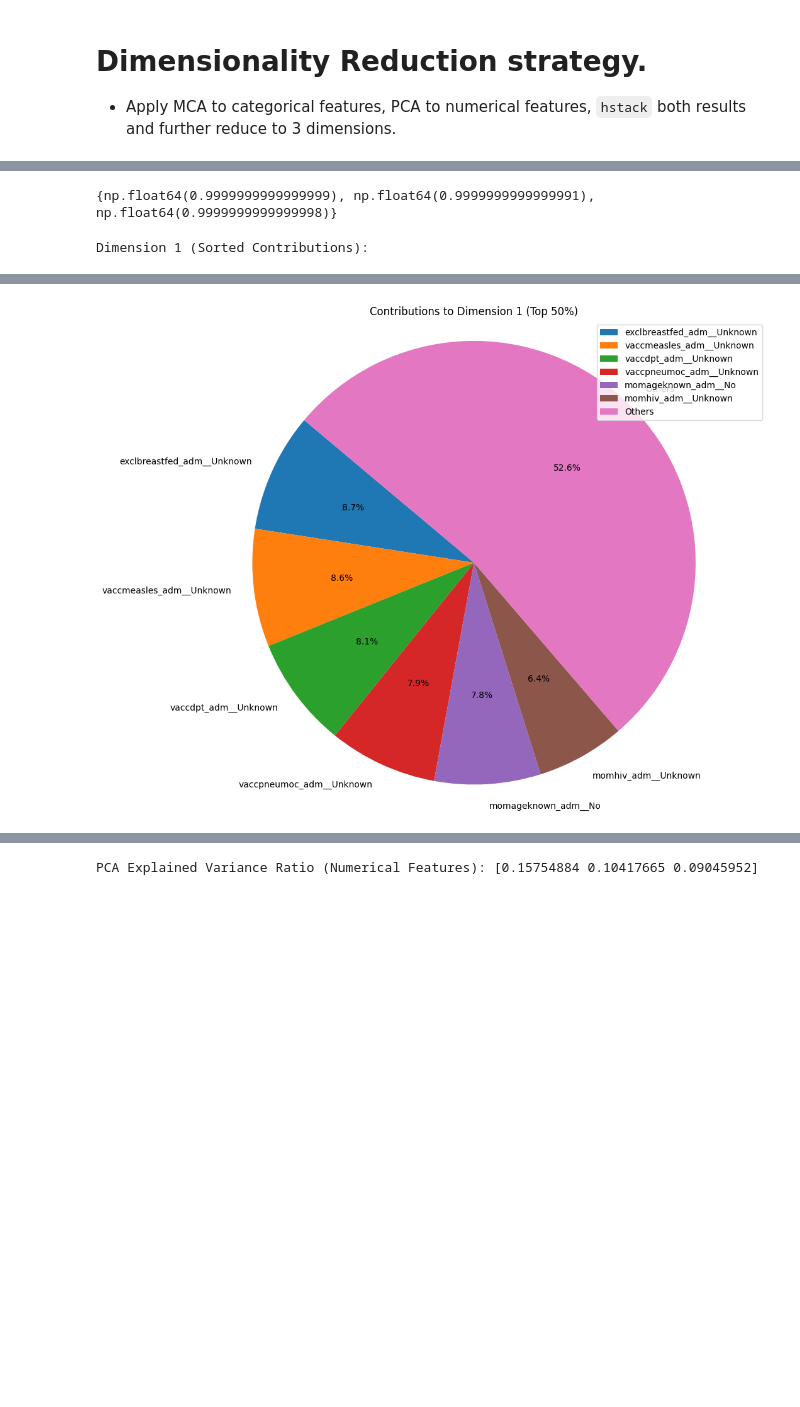
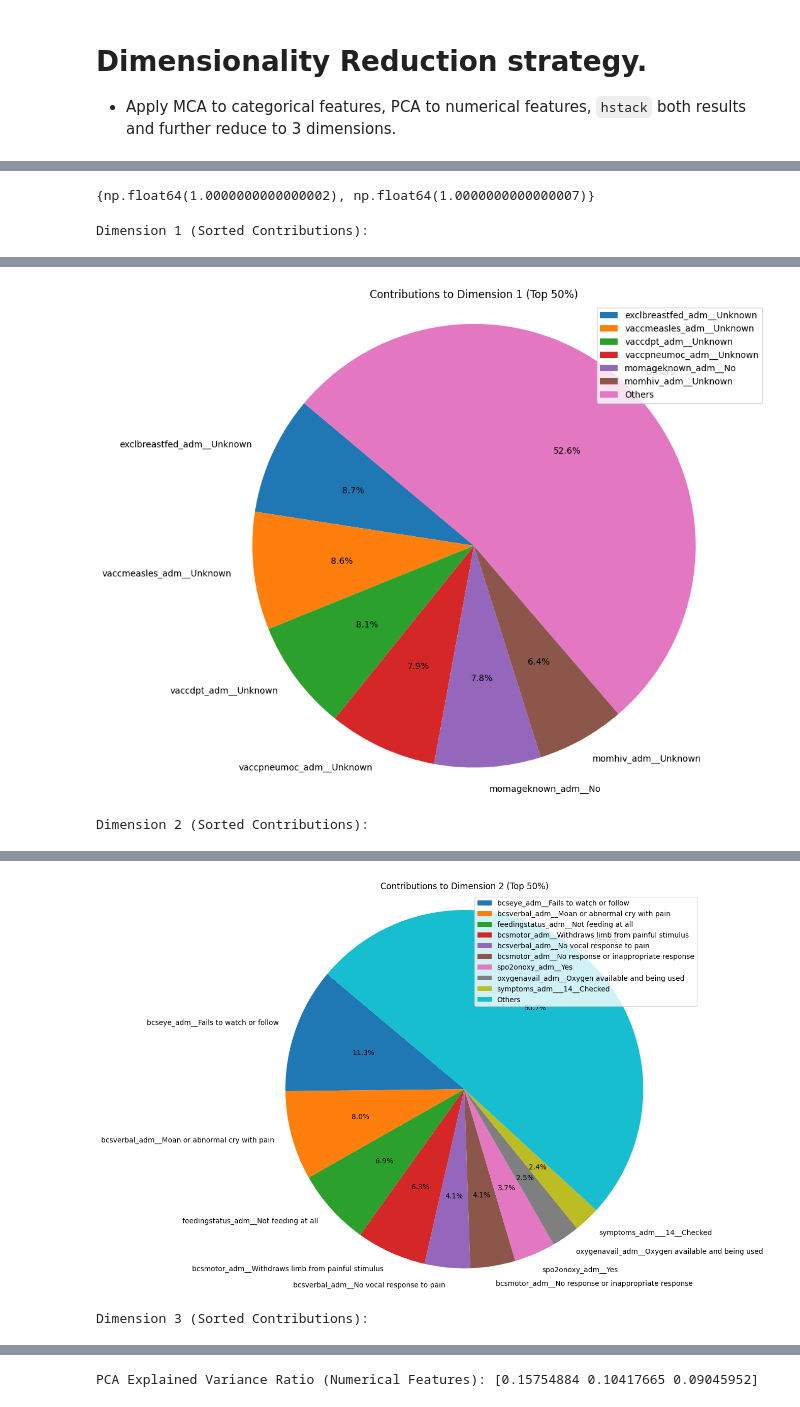
Before and after one commit to ucheokechukwu/Pediatric-Sepsis-Challenge, a Jupyter notebook: notebooks/uche_src/pca.ipynb, the cells around one changed output, grey strips where cells are left out. Saved outputs shown, nothing was run; the diff lists cells and outputs as text; code cells hidden in the pictures; blank space fills up the shorter version.

Commit message:
updated pca with full categorical visualization

```diff
--- a/notebooks/uche_src/pca.ipynb
+++ b/notebooks/uche_src/pca.ipynb
@@ -163,7 +142,7 @@ if not categorical_cols.empty:
         print(f"\n{dim} (Sorted Contributions):")
         # print(sorted_contrib)
         pie_chart(sorted_contrib, dim)
-        break
+
 else:
     print("No categorical columns to process.")
 # %% [output]
@@ -185,6 +164,7 @@ age_group__Toddler (12-23m)                       0.000027
 
 [262 rows x 3 columns]
-{np.float64(0.9999999999999999), np.float64(0.9999999999999991), np.float64(0.9999999999999998)}
+{np.float64(1.0000000000000002), np.float64(1.0000000000000007)}
 Dimension 1 (Sorted Contributions):
 [interactive output not drawn]
 [figure]
+Dimension 2 (Sorted Contributions):
@@ -190,0 +172,2 @@ Dimension 1 (Sorted Contributions):
+[figure, added]
+Dimension 3 (Sorted Contributions):
```
Also changed, not shown: parts of 5 cells of this notebook.
